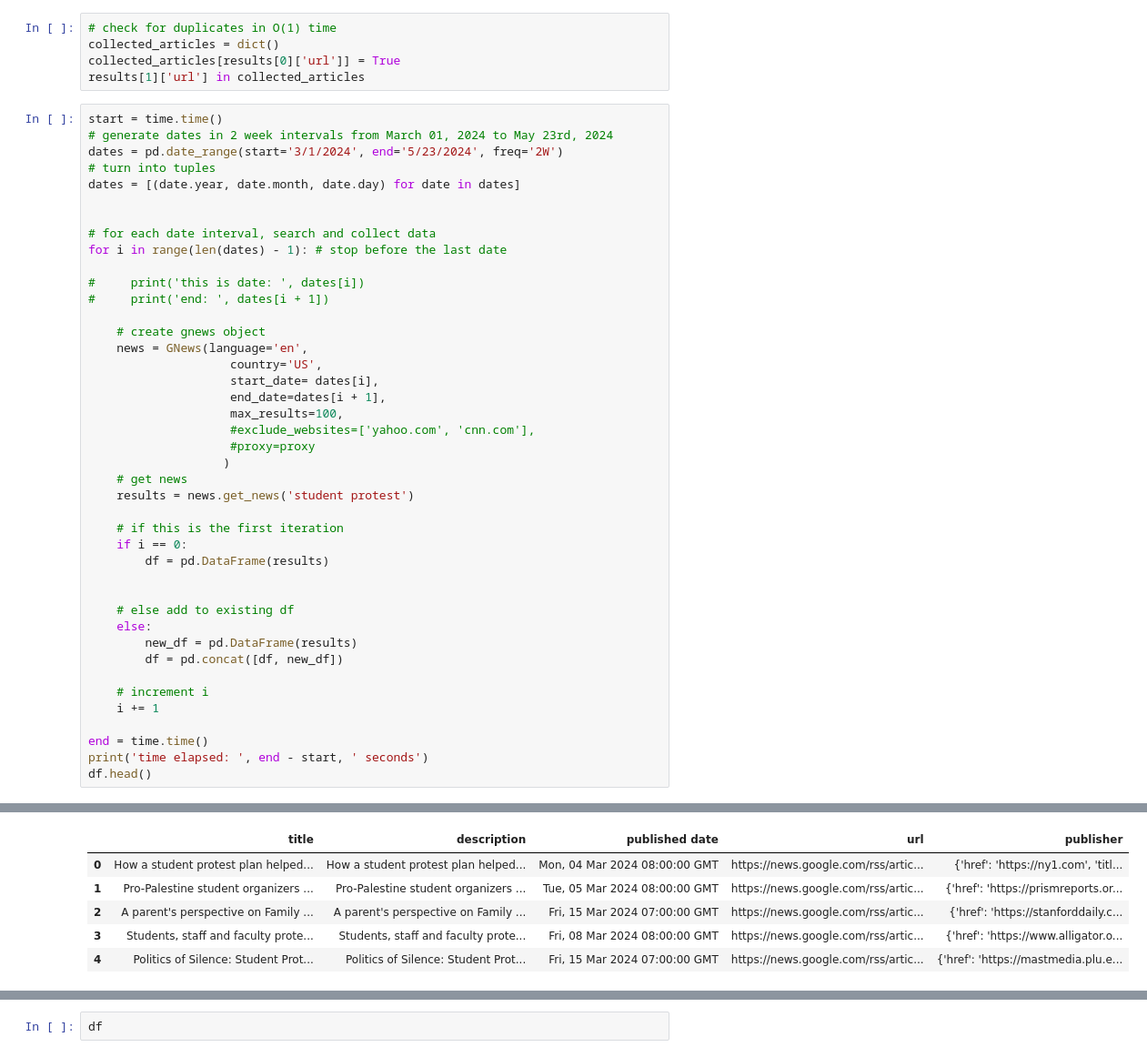
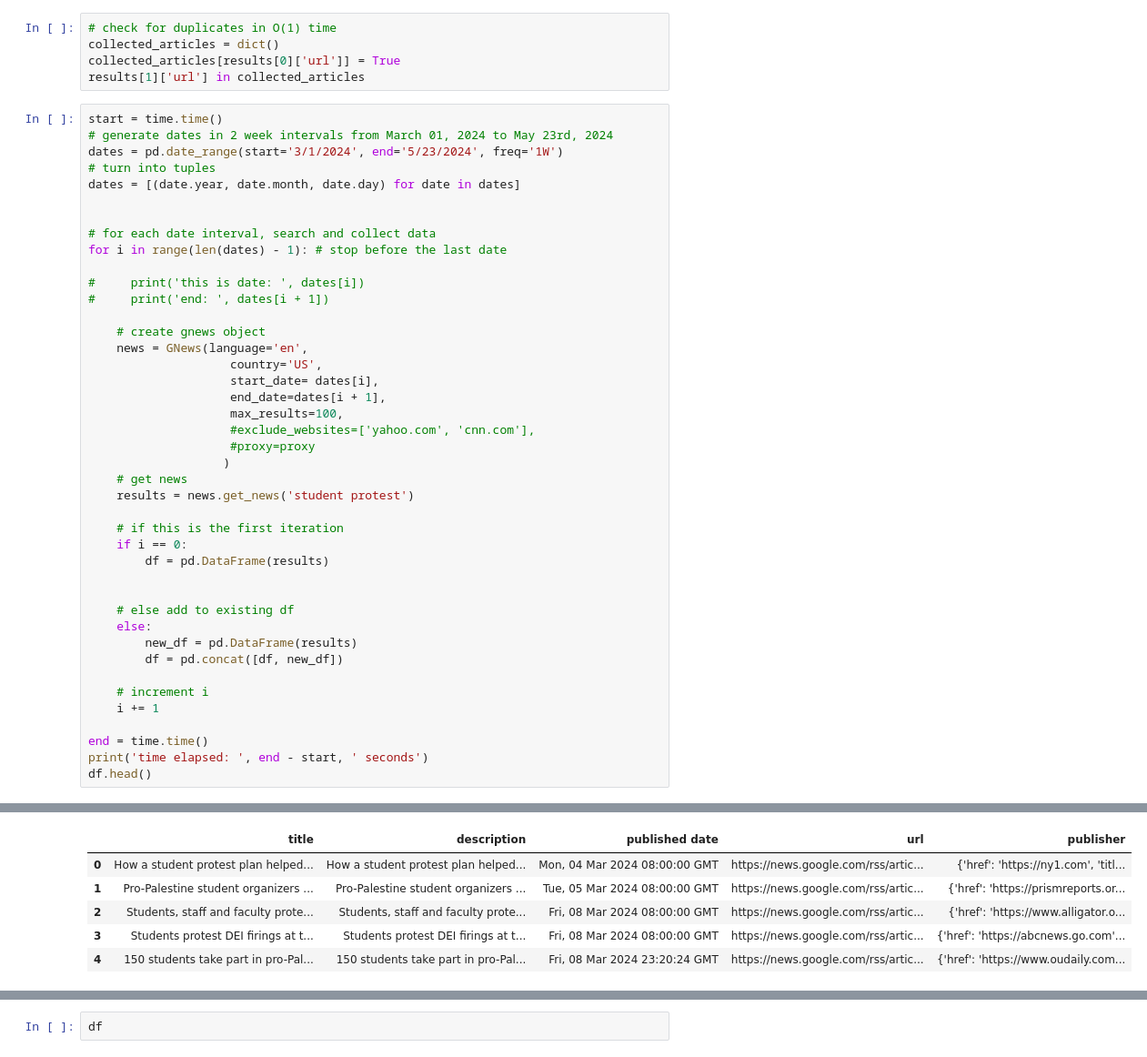
Before and after one commit to jjoycehu/poli-179, a Jupyter notebook: google news data collection.ipynb, the cells around one changed output, grey strips where cells are left out. Shown at 91% size. Drawn from its saved outputs; the diff is of its cells as text.

```diff
--- a/google news data collection.ipynb
+++ b/google news data collection.ipynb
@@ -57,7 +57,7 @@ results[1]['url'] in collected_articles
 # %%
 start = time.time()
 # generate dates in 2 week intervals from March 01, 2024 to May 23rd, 2024
-dates = pd.date_range(start='3/1/2024', end='5/23/2024', freq='2W')
+dates = pd.date_range(start='3/1/2024', end='5/23/2024', freq='1W')
 # turn into tuples
 dates = [(date.year, date.month, date.day) for date in dates]
 
@@ -101,6 +101,6 @@ time elapsed:  61.71826887130737  seconds
 |  | title | description | published date | url | publisher |
 | 0 | How a student protest plan helped... | How a student protest plan helped... | Mon, 04 Mar 2024 08:00:00 GMT | https://news.google.com/rss/artic... | {'href': 'https://ny1.com', 'titl... |
 | 1 | Pro-Palestine student organizers ... | Pro-Palestine student organizers ... | Tue, 05 Mar 2024 08:00:00 GMT | https://news.google.com/rss/artic... | {'href': 'https://prismreports.or... |
-| 2 | A parent's perspective on Family ... | A parent's perspective on Family ... | Fri, 15 Mar 2024 07:00:00 GMT | https://news.google.com/rss/artic... | {'href': 'https://stanforddaily.c... |
-| 3 | Students, staff and faculty prote... | Students, staff and faculty prote... | Fri, 08 Mar 2024 08:00:00 GMT | https://news.google.com/rss/artic... | {'href': 'https://www.alligator.o... |
-| 4 | Politics of Silence: Student Prot... | Politics of Silence: Student Prot... | Fri, 15 Mar 2024 07:00:00 GMT | https://news.google.com/rss/artic... | {'href': 'https://mastmedia.plu.e... |
+| 2 | Students, staff and faculty prote... | Students, staff and faculty prote... | Fri, 08 Mar 2024 08:00:00 GMT | https://news.google.com/rss/artic... | {'href': 'https://www.alligator.o... |
+| 3 | Students protest DEI firings at t... | Students protest DEI firings at t... | Fri, 08 Mar 2024 08:00:00 GMT | https://news.google.com/rss/artic... | {'href': 'https://abcnews.go.com'... |
+| 4 | 150 students take part in pro-Pal... | 150 students take part in pro-Pal... | Fri, 08 Mar 2024 23:20:24 GMT | https://news.google.com/rss/artic... | {'href': 'https://www.oudaily.com... |
```
Also changed, not shown: parts of 3 cells of this notebook, 2 other files.
